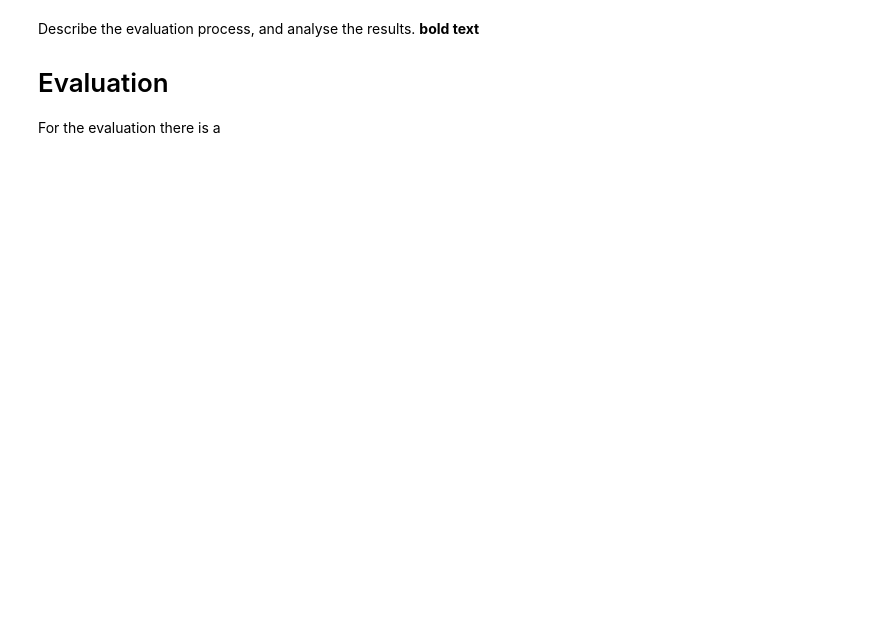
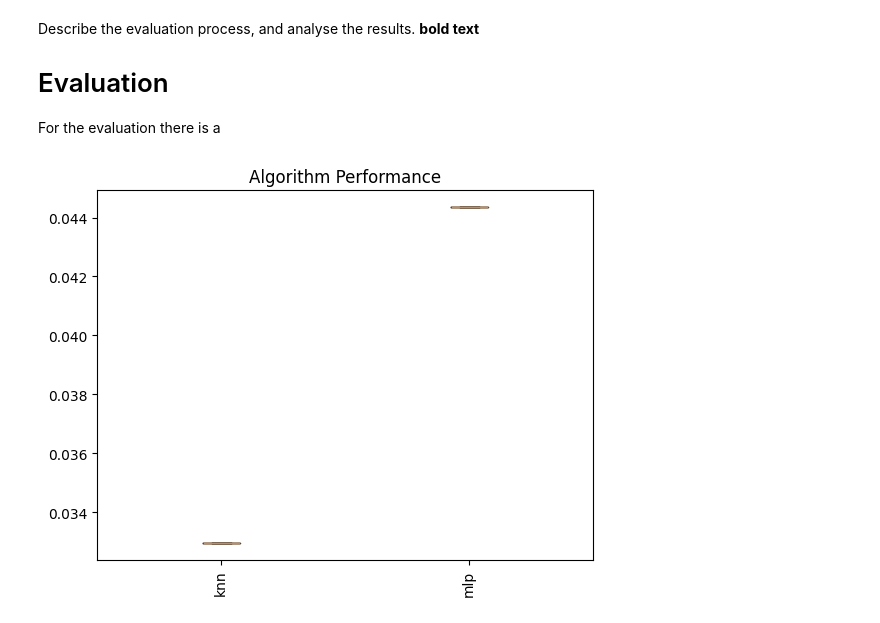
Before and after one commit to AndyCoder2023/CE4145-NLP-Coursework, a Jupyter notebook: CE4145_Coursework.ipynb, the cells around one changed output. Drawn from its saved outputs; the diff is of its cells as text; code cells hidden in the pictures; blank space fills up the shorter version.

```diff
--- a/CE4145_Coursework.ipynb
+++ b/CE4145_Coursework.ipynb
@@ -384,30 +272,0 @@ from keras import activations #and the keras activation functions
-# %%
-df_keys = df.columns.tolist()
-# Exclude non-numerical columns
-non_numerical_cols = ['Release_Date', 'Title', 'Overview', 'Original_Language', 'Poster_Url', 'Genre']
-numerical_cols = [col for col in df_keys if col not in non_numerical_cols]
-
-# Select only the numerical columns before processing
-df_numerical = df[numerical_cols].copy()
-
-# Convert potentially non-numeric columns to numeric, coercing errors
-for col in ['Vote_Count', 'Vote_Average', 'Popularity']:
-    df_numerical[col] = pd.to_numeric(df_numerical[col], errors='coerce')
-
-# Drop rows with missing values in the numerical columns used for features
-df_numerical.dropna(subset=['Vote_Count', 'Vote_Average', 'Popularity'], inplace=True)
-
-
-# Ensure x is a 2D array
-x = df_numerical[['Popularity', 'Vote_Count', 'Vote_Average']].to_numpy()
-
-if x.ndim == 1:
-    x = x.reshape(-1, 1)
-
-# Inspect the shape of x after processing
-print("Shape of x after processing:", x.shape)
-
-
-y = df.loc[df_numerical.index, 'Genre'].to_numpy()
-
-y = y.reshape(len(y),) #reshaping removes that annoying python warning that fills the cell output
@@ -476,0 +363,15 @@ ax.set_xticklabels(["SKLearn", "Keras"], rotation='vertical')
+# %%
+#AI Prompt 4
+import matplotlib.pyplot as plt # Corrected import
+
+model_comp = []
+model_comp.append(knn_accuracy)
+model_comp.append(mlp_accuracy)
+
+fig, ax2 = plt.subplots()
+ax2.set_title('Algorithm Performance')
+ax2.boxplot([[knn_accuracy], [mlp_accuracy]]) # Pass each accuracy as a separate list
+ax2.set_xticklabels(['knn', 'mlp'], rotation='vertical')
+plt.show() # Corrected show
+# %% [output]
+[figure, added]
```
Also changed, not shown: parts of 17 cells of this notebook.
